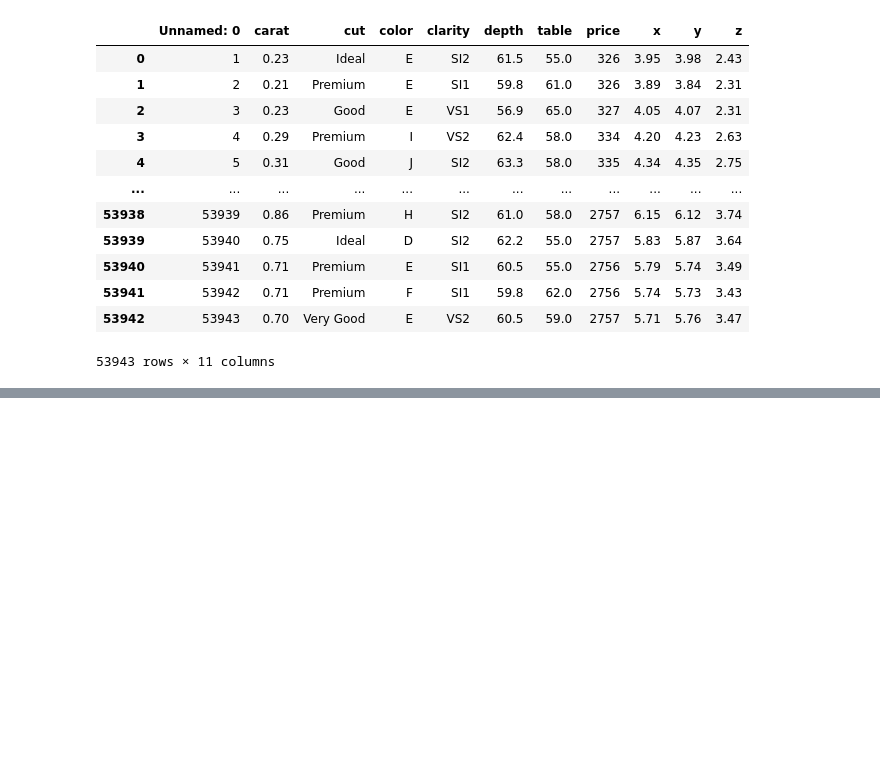
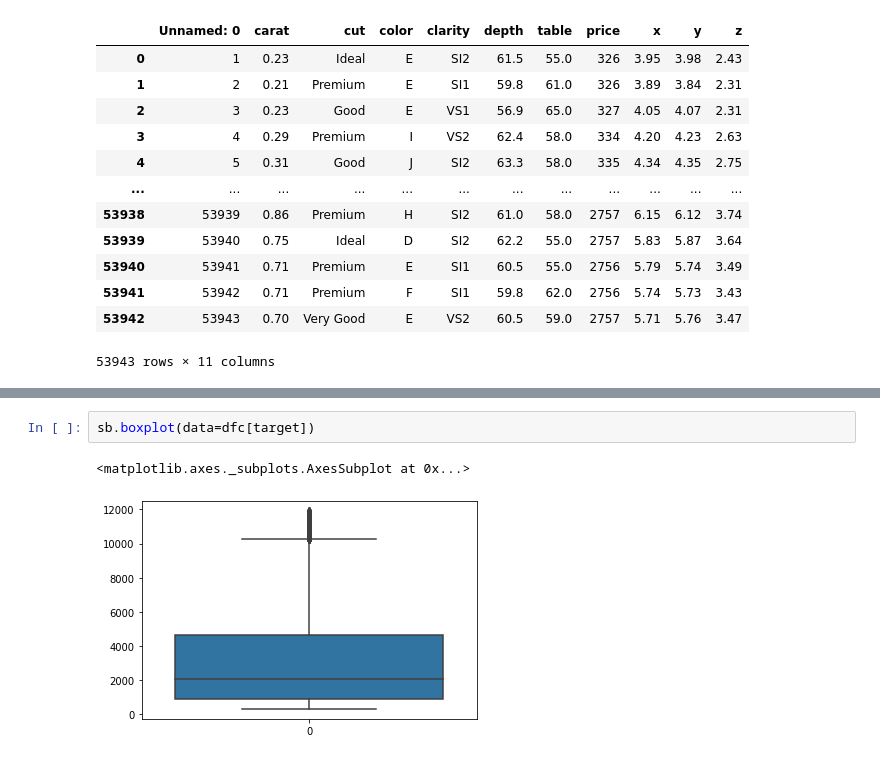
Before and after one commit to IlsuSong/diamond_price_pred, a Jupyter notebook: AI_14_송일수_Section2.ipynb, the cells around one changed output, grey strips where cells are left out. Drawn from its saved outputs; the diff is of its cells as text; blank space fills up the shorter version.

```diff
--- a/AI_14_송일수_Section2.ipynb
+++ b/AI_14_송일수_Section2.ipynb
@@ -119,0 +188,5 @@ train
+# %%
+sb.boxplot(data=dfc[target])
+# %% [output]
+<matplotlib.axes._subplots.AxesSubplot at 0x...>
+[figure, added]
```
Also changed, not shown: parts of 58 cells of this notebook.
